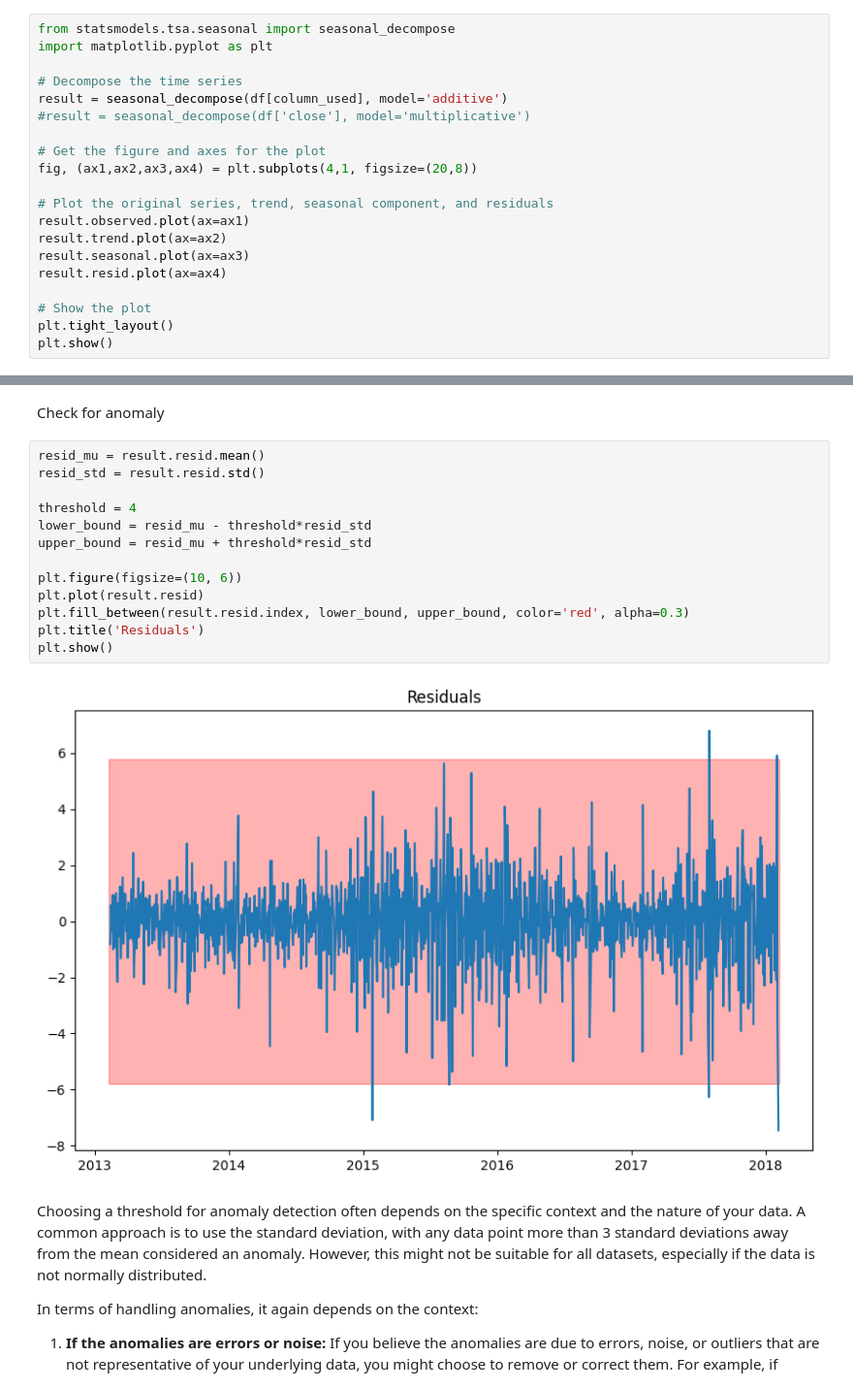
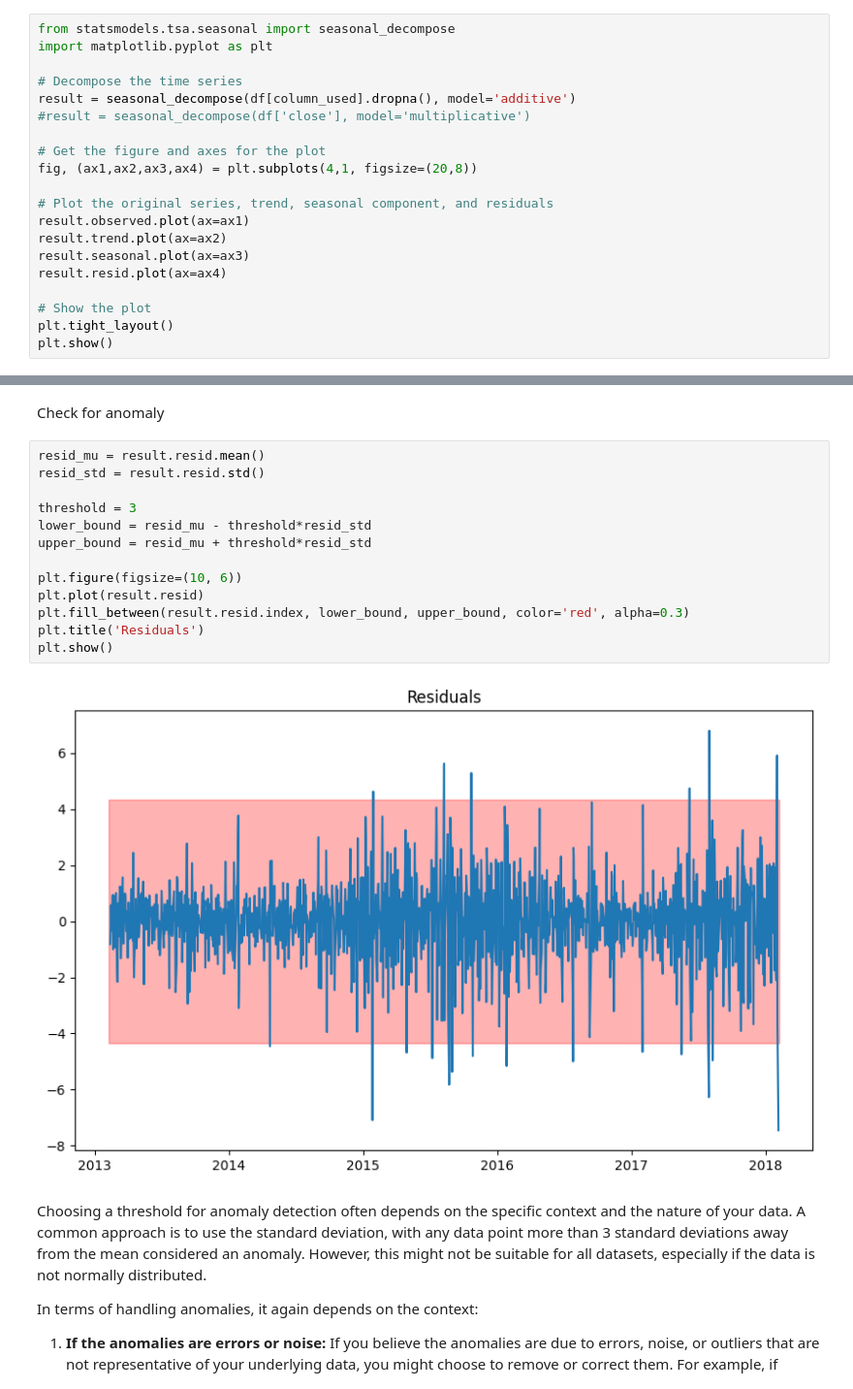
Before and after one commit to chutrunganh/Stock-Price-Prediction-Using-Time-Series, a Jupyter notebook: Code.ipynb, the cells around one changed output, grey strips where cells are left out. Shown at 97% size. Drawn from its saved outputs; the diff is of its cells as text.

Commit message:
Update Different, AR model

```diff
--- a/Code.ipynb
+++ b/Code.ipynb
@@ -277,7 +277,7 @@ from statsmodels.tsa.seasonal import seasonal_decompose
 import matplotlib.pyplot as plt
 
 # Decompose the time series
-result = seasonal_decompose(df[column_used], model='additive')
+result = seasonal_decompose(df[column_used].dropna(), model='additive')
 #result = seasonal_decompose(df['close'], model='multiplicative')
 
 # Get the figure and axes for the plot
@@ -303,18 +303,18 @@ Check for anomaly
 # %%
 resid_mu = result.resid.mean()
 resid_std = result.resid.std()
 
-threshold = 4
+threshold = 3
 lower_bound = resid_mu - threshold*resid_std
 upper_bound = resid_mu + threshold*resid_std
 
 plt.figure(figsize=(10, 6))
 plt.plot(result.resid)
 plt.fill_between(result.resid.index, lower_bound, upper_bound, color='red', alpha=0.3)
 plt.title('Residuals')
 plt.show()
 # %% [output]
-[figure, old version]
+[figure, new version]
 # %% [markdown]
 Choosing a threshold for anomaly detection often depends on the specific context and the nature of your data. A common approach is to use the standard deviation, with any data point more than 3 standard deviations away from the mean considered an anomaly. However, this might not be suitable for all datasets, especially if the data is not normally distributed.
 
```
Also changed, not shown: parts of 68 cells of this notebook.
